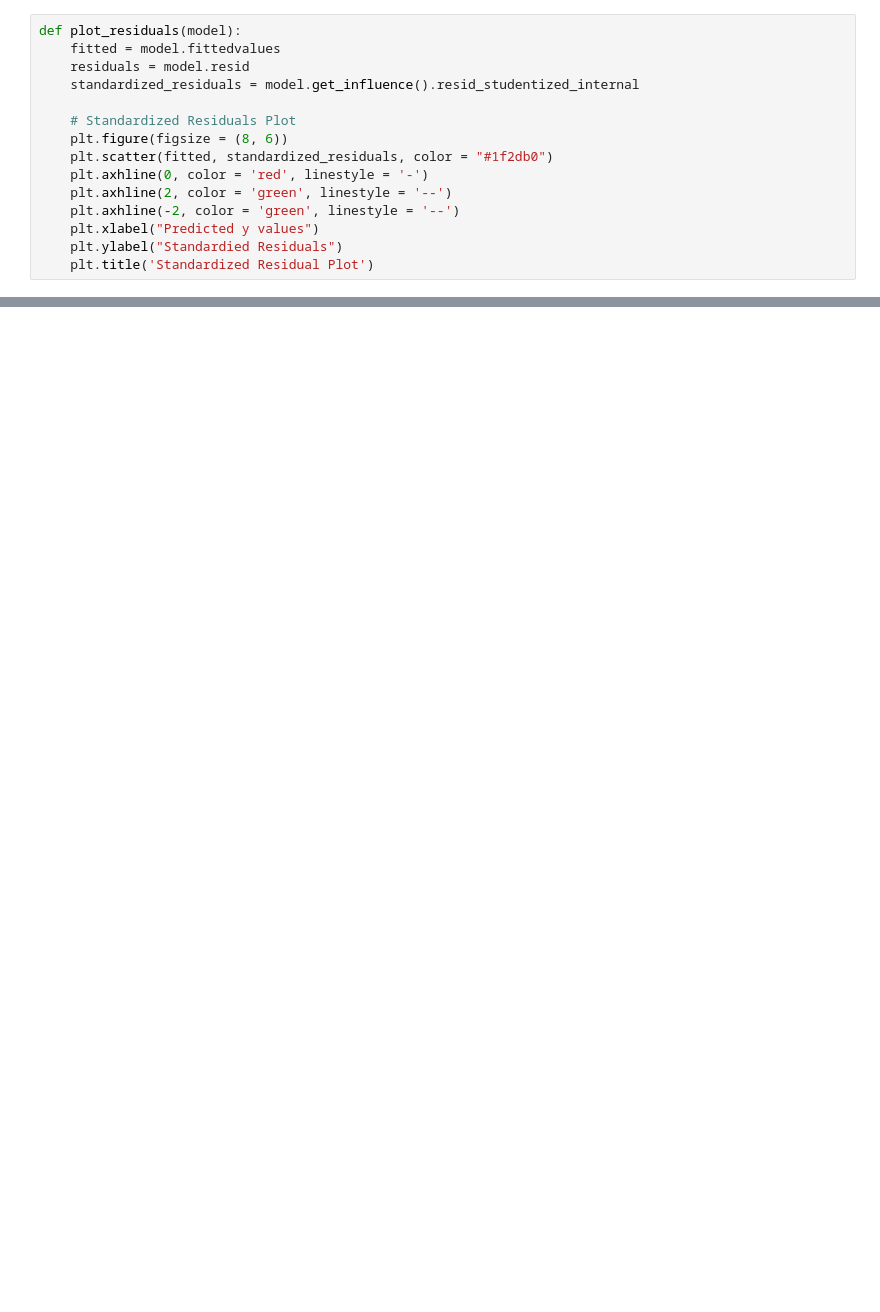
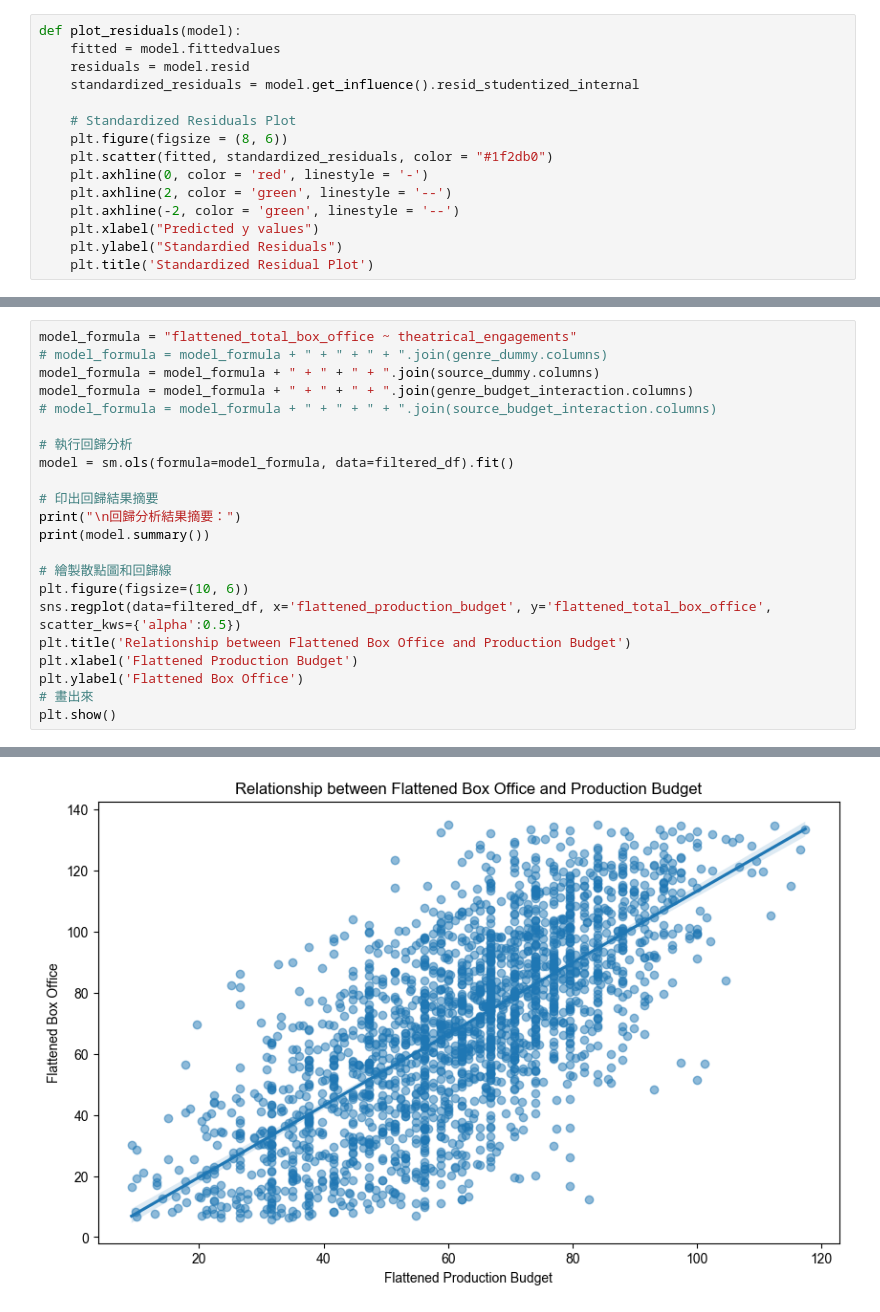
Before and after one commit to Ocean1029/Statistics_Final_Project, a Jupyter notebook: final_code_workspace/type_to_box_office.ipynb, the cells around one changed output, grey strips where cells are left out. Drawn from its saved outputs; the diff is of its cells as text; blank space fills up the shorter version.

```diff
--- a/final_code_workspace/type_to_box_office.ipynb
+++ b/final_code_workspace/type_to_box_office.ipynb
@@ -89,0 +112,23 @@ strong multicollinearity or other numerical problems.
+# %%
+model_formula = "flattened_total_box_office ~ theatrical_engagements"
+# model_formula = model_formula + " + " + " + ".join(genre_dummy.columns)
+model_formula = model_formula + " + " + " + ".join(source_dummy.columns)
+model_formula = model_formula + " + " + " + ".join(genre_budget_interaction.columns)
+# model_formula = model_formula + " + " + " + ".join(source_budget_interaction.columns)
+
+# 執行回歸分析
+model = sm.ols(formula=model_formula, data=filtered_df).fit()
+
+# 印出回歸結果摘要
+print("\n回歸分析結果摘要：")
+print(model.summary())
+
+# 繪製散點圖和回歸線
+plt.figure(figsize=(10, 6))
+sns.regplot(data=filtered_df, x='flattened_production_budget', y='flattened_total_box_office', scatter_kws={'alpha':0.5})
+plt.title('Relationship between Flattened Box Office and Production Budget')
+plt.xlabel('Flattened Production Budget')
+plt.ylabel('Flattened Box Office')
+# 畫出來
+plt.show()
+# %% [output]
@@ -90,3 +152,4 @@ strong multicollinearity or other numerical problems.
+[figure, added]
 # %%
 plot_residuals(model)
 # %% [output]
```
Also changed, not shown: parts of 12 cells of this notebook.
